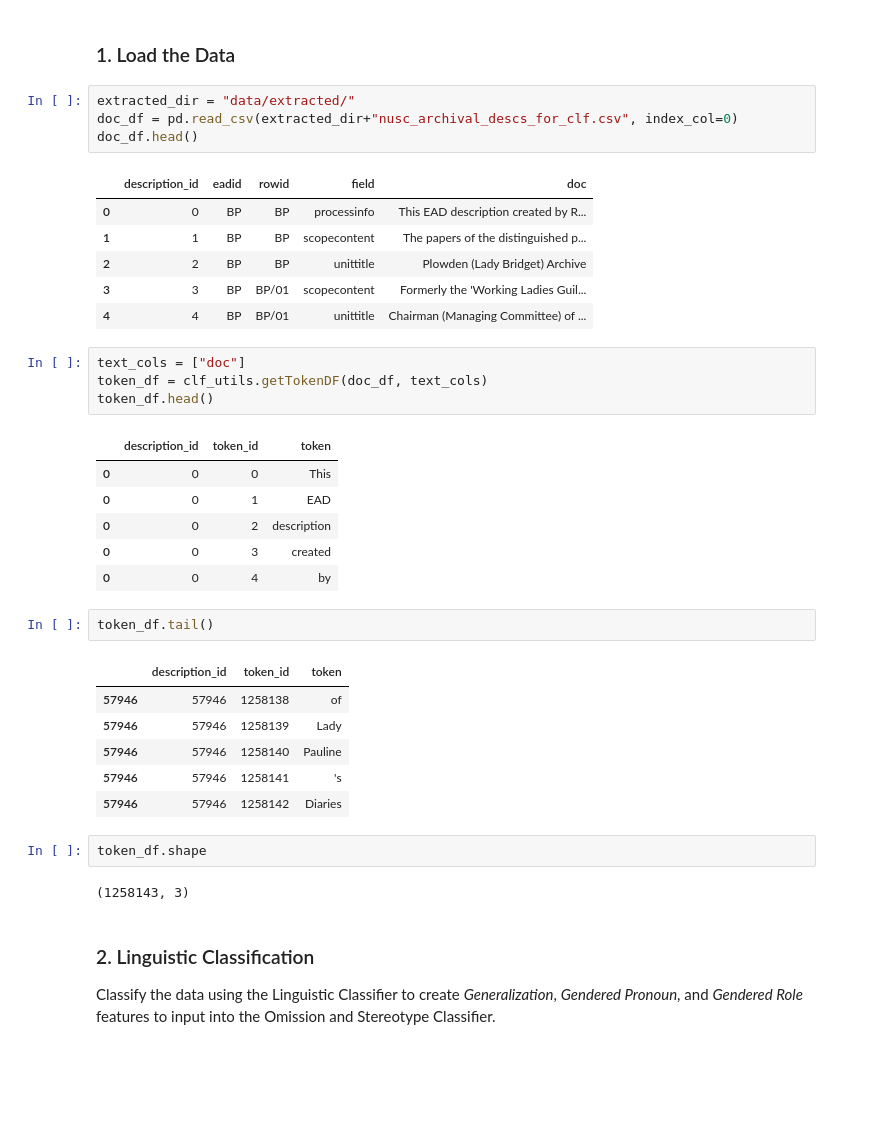
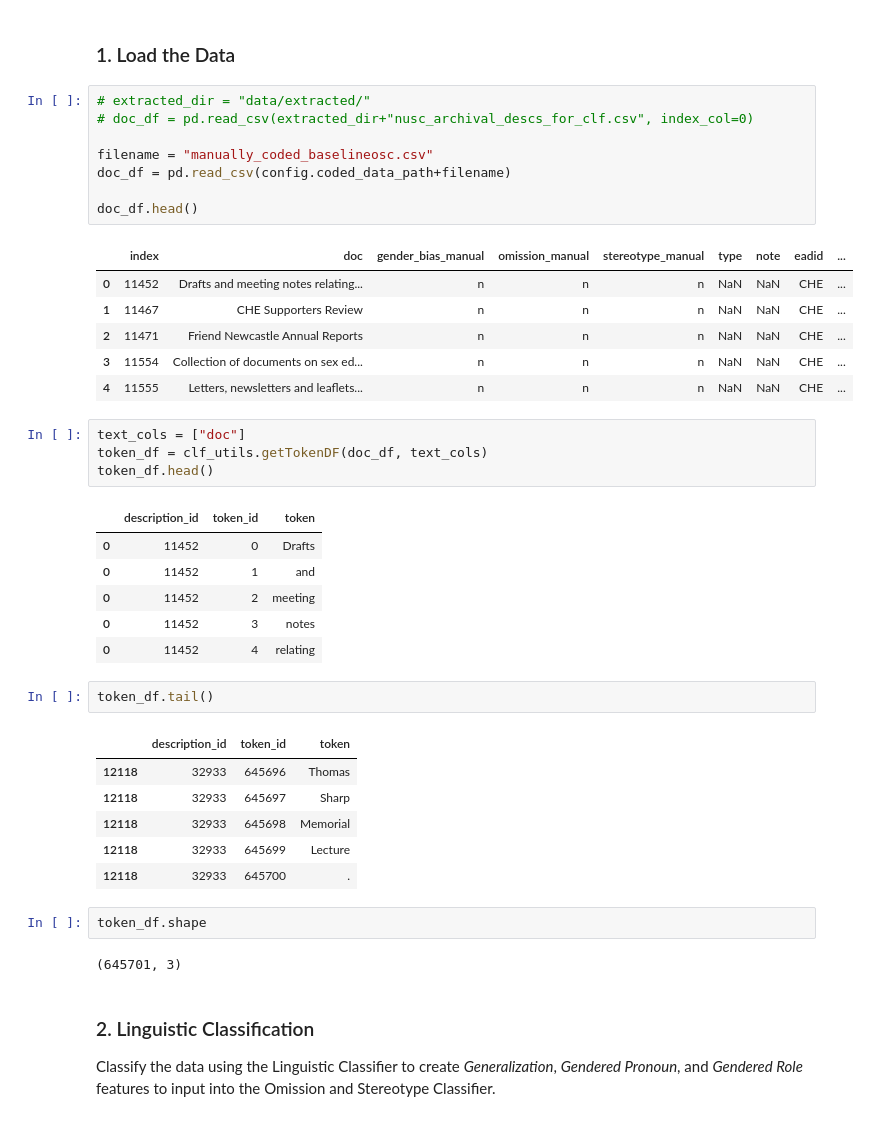
Before and after one commit to thegoose20/nusc, a Jupyter notebook: ling-os_clf.ipynb, the cells around one changed output. Drawn from its saved outputs; the diff is of its cells as text; blank space fills up the shorter version.

```diff
--- a/ling-os_clf.ipynb
+++ b/ling-os_clf.ipynb
@@ -39,40 +42,44 @@ from sklearn.metrics import precision_recall_fscore_support
 # %% [markdown]
 ### 1. Load the Data
 # %%
-extracted_dir = "data/extracted/"
-doc_df = pd.read_csv(extracted_dir+"nusc_archival_descs_for_clf.csv", index_col=0)
+# extracted_dir = "data/extracted/"
+# doc_df = pd.read_csv(extracted_dir+"nusc_archival_descs_for_clf.csv", index_col=0)
+
+filename = "manually_coded_baselineosc.csv"
+doc_df = pd.read_csv(config.coded_data_path+filename)
+
 doc_df.head()
 # %% [output]
-|  | description_id | eadid | rowid | field | doc |
-| 0 | 0 | BP | BP | processinfo | This EAD description created by R... |
-| 1 | 1 | BP | BP | scopecontent | The papers of the distinguished p... |
-| 2 | 2 | BP | BP | unittitle | Plowden (Lady Bridget) Archive |
-| 3 | 3 | BP | BP/01 | scopecontent | Formerly the 'Working Ladies Guil... |
-| 4 | 4 | BP | BP/01 | unittitle | Chairman (Managing Committee) of ... |
+|  | index | doc | gender_bias_manual | omission_manual | stereotype_manual | type | note | eadid | ... |
+| 0 | 11452 | Drafts and meeting notes relating... | n | n | n | NaN | NaN | CHE | ... |
+| 1 | 11467 | CHE Supporters Review | n | n | n | NaN | NaN | CHE | ... |
+| 2 | 11471 | Friend Newcastle Annual Reports | n | n | n | NaN | NaN | CHE | ... |
+| 3 | 11554 | Collection of documents on sex ed... | n | n | n | NaN | NaN | CHE | ... |
+| 4 | 11555 | Letters, newsletters and leaflets... | n | n | n | NaN | NaN | CHE | ... |
 # %%
 text_cols = ["doc"]
 token_df = clf_utils.getTokenDF(doc_df, text_cols)
 token_df.head()
 # %% [output]
 |  | description_id | token_id | token |
-| 0 | 0 | 0 | This |
-| 0 | 0 | 1 | EAD |
-| 0 | 0 | 2 | description |
-| 0 | 0 | 3 | created |
-| 0 | 0 | 4 | by |
+| 0 | 11452 | 0 | Drafts |
+| 0 | 11452 | 1 | and |
+| 0 | 11452 | 2 | meeting |
+| 0 | 11452 | 3 | notes |
+| 0 | 11452 | 4 | relating |
 # %%
 token_df.tail()
 # %% [output]
 |  | description_id | token_id | token |
-| 57946 | 57946 | 1258138 | of |
-| 57946 | 57946 | 1258139 | Lady |
-| 57946 | 57946 | 1258140 | Pauline |
-| 57946 | 57946 | 1258141 | 's |
-| 57946 | 57946 | 1258142 | Diaries |
+| 12118 | 32933 | 645696 | Thomas |
+| 12118 | 32933 | 645697 | Sharp |
+| 12118 | 32933 | 645698 | Memorial |
+| 12118 | 32933 | 645699 | Lecture |
+| 12118 | 32933 | 645700 | . |
 # %%
 token_df.shape
 # %% [output]
-(1258143, 3)
+(645701, 3)
 # %% [markdown]
 ### 2. Linguistic Classification
 Classify the data using the Linguistic Classifier to create *Generalization*, *Gendered Pronoun*, and *Gendered Role* features to input into the Omission and Stereotype Classifier.
```
Also changed, not shown: parts of 14 cells of this notebook, 1 other file.
